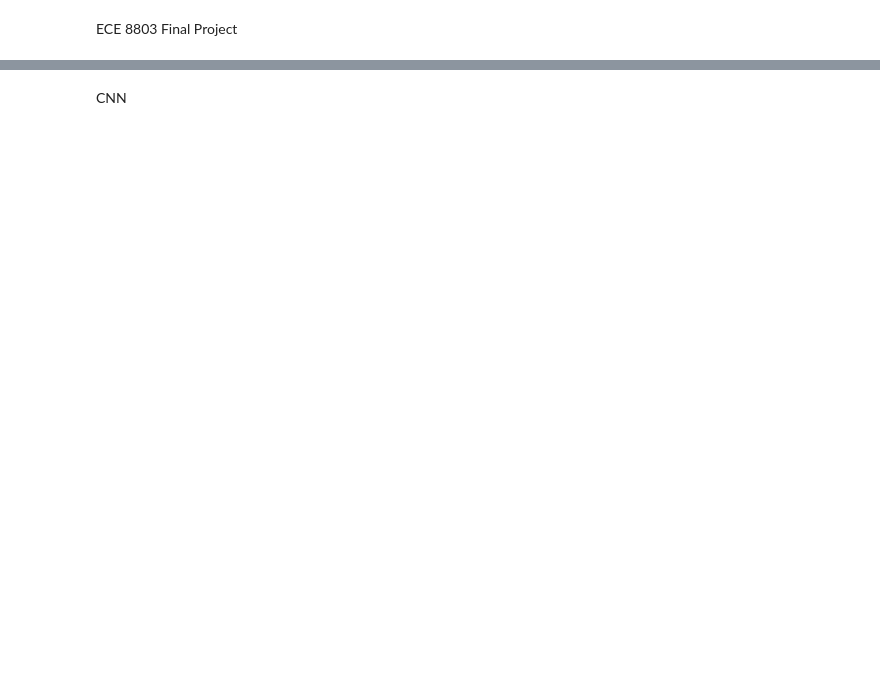
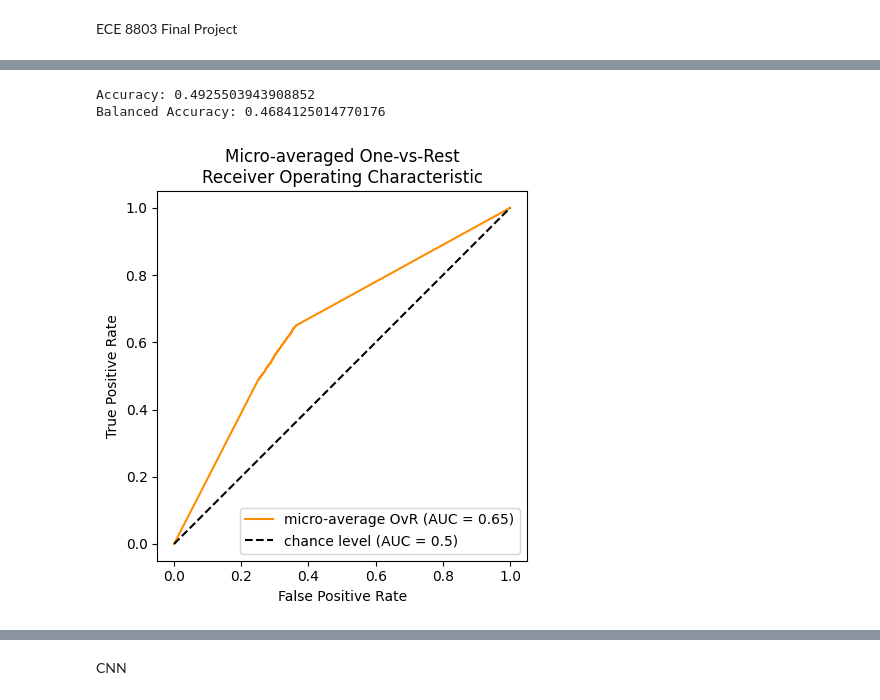
Before and after one commit to jgrilo3/8803_Final_Project, a Jupyter notebook: 8803FinalProject.ipynb, the cells around one changed output, grey strips where cells are left out. Drawn from its saved outputs; the diff is of its cells as text; code cells hidden in the pictures; blank space fills up the shorter version.

```diff
--- a/8803FinalProject.ipynb
+++ b/8803FinalProject.ipynb
@@ -146,3 +173,22 @@ data loaded
+# %%
+images_train = np.array(images_train)
+labels_train = np.array(labels_train)
+
+stupid_images_train = np.array(stupid_images_train)
+stupid_labels_train = np.array(stupid_labels_train)
+
+images_o_train = np.array(images_o_train)
+labels_o_train = np.array(labels_o_train)
+
+
+images_test = np.array(images_test)
+labels_test = np.array(labels_test)
+
+stupid_images_test = np.array(stupid_images_test)
+stupid_labels_test = np.array(stupid_labels_test)
+
+images_o_test = np.array(images_o_test)
+labels_o_test = np.array(labels_o_test)
 # %%
 # evaluate dataset
 print("Flattened trained dataset")
@@ -244,0 +344,56 @@ print("Accuracy: {:.2f}%".format(accuracy*100))
+# %%
+import numpy as np
+from sklearn.naive_bayes import GaussianNB
+from sklearn.naive_bayes import MultinomialNB
+from sklearn.metrics import accuracy_score
+
+
+#print(type(images_train[0]))
+#print(images_train[0])
+X_train = stupid_images_train
+y_train = stupid_labels_train
+
+X_test = stupid_images_test
+y_test = stupid_labels_test
+
+
+# train a Naive Bayes classifier
+clf = GaussianNB()
+clf.fit(X_train, y_train)
+
+# evaluate the classifier on the test data
+y_pred = clf.predict(X_test)
+accuracy = accuracy_score(y_test, y_pred)
+balanced_accuracy = balanced_accuracy_score(y_test,y_pred)
+print('Accuracy:', accuracy)
+print("Balanced Accuracy:", balanced_accuracy)
+# %% [output]
+Accuracy: 0.4925503943908852
+Balanced Accuracy: 0.4684125014770176
+# %%
+import matplotlib.pyplot as plt
+from sklearn.preprocessing import LabelBinarizer
+from sklearn.naive_bayes import GaussianNB
+from sklearn.metrics import RocCurveDisplay
+
+classifier = GaussianNB()
+y_score = classifier.fit(X_train, y_train).predict_proba(X_test)
+
+label_binarizer = LabelBinarizer().fit(y_train)
+y_onehot_test = label_binarizer.transform(y_test)
+
+RocCurveDisplay.from_predictions(
+    y_onehot_test.ravel(),
+    y_score.ravel(),
+    name="micro-average OvR",
+    color="darkorange",
+)
+plt.plot([0, 1], [0, 1], "k--", label="chance level (AUC = 0.5)")
+plt.axis("square")
+plt.xlabel("False Positive Rate")
+plt.ylabel("True Positive Rate")
+plt.title("Micro-averaged One-vs-Rest\nReceiver Operating Characteristic")
+plt.legend()
+plt.show()
+# %% [output]
+[figure, added]
```
Also changed, not shown: parts of 41 cells of this notebook.
